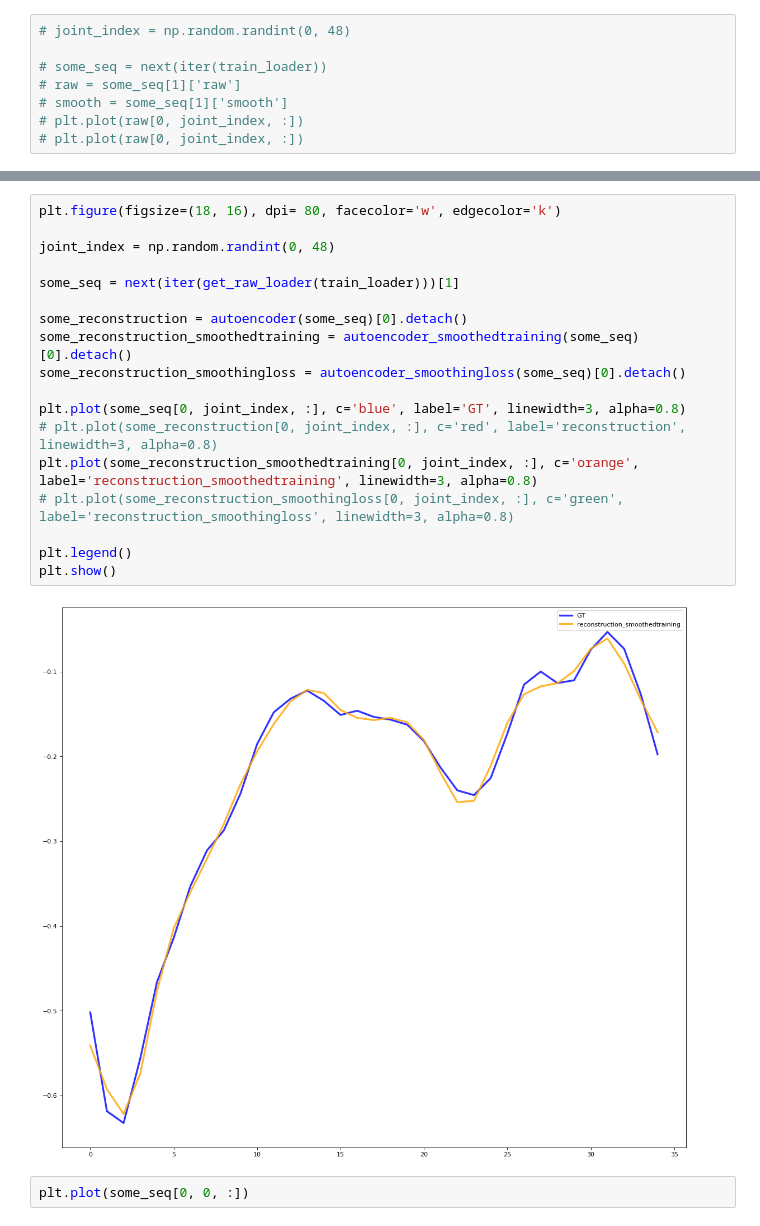
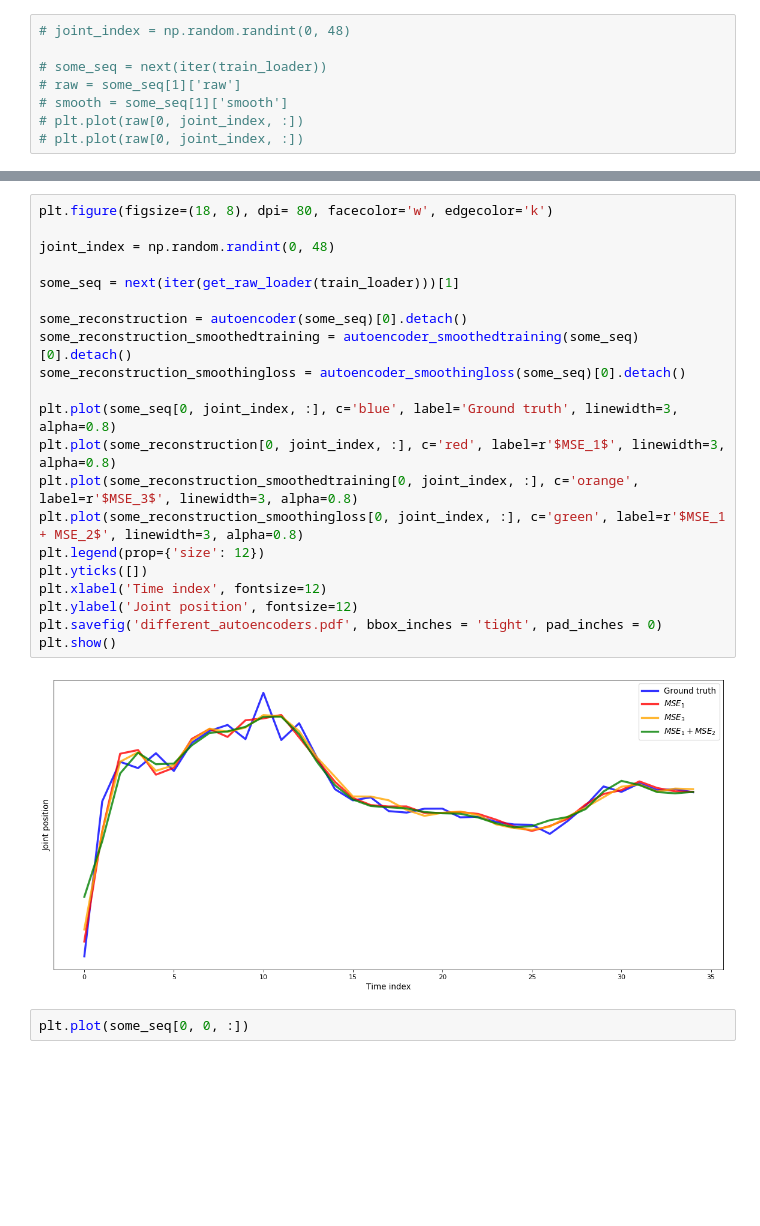
Before and after one commit to tileb1/LearnTrajDep, a Jupyter notebook: Untitled.ipynb, the cells around one changed output, grey strips where cells are left out. Saved outputs shown, nothing was run; the diff lists cells and outputs as text; blank space fills up the shorter version.

Commit message:
make plot

```diff
--- a/Untitled.ipynb
+++ b/Untitled.ipynb
@@ -68,23 +55,26 @@ plt.show()
 # %%
-plt.figure(figsize=(18, 16), dpi= 80, facecolor='w', edgecolor='k')
+plt.figure(figsize=(18, 8), dpi= 80, facecolor='w', edgecolor='k')
 
 joint_index = np.random.randint(0, 48)
 
 some_seq = next(iter(get_raw_loader(train_loader)))[1]
 
 some_reconstruction = autoencoder(some_seq)[0].detach()
 some_reconstruction_smoothedtraining = autoencoder_smoothedtraining(some_seq)[0].detach()
 some_reconstruction_smoothingloss = autoencoder_smoothingloss(some_seq)[0].detach()
 
-plt.plot(some_seq[0, joint_index, :], c='blue', label='GT', linewidth=3, alpha=0.8)
-# plt.plot(some_reconstruction[0, joint_index, :], c='red', label='reconstruction', linewidth=3, alpha=0.8)
-plt.plot(some_reconstruction_smoothedtraining[0, joint_index, :], c='orange', label='reconstruction_smoothedtraining', linewidth=3, alpha=0.8)
-# plt.plot(some_reconstruction_smoothingloss[0, joint_index, :], c='green', label='reconstruction_smoothingloss', linewidth=3, alpha=0.8)
-
-plt.legend()
+plt.plot(some_seq[0, joint_index, :], c='blue', label='Ground truth', linewidth=3, alpha=0.8)
+plt.plot(some_reconstruction[0, joint_index, :], c='red', label=r'$MSE_1$', linewidth=3, alpha=0.8)
+plt.plot(some_reconstruction_smoothedtraining[0, joint_index, :], c='orange', label=r'$MSE_3$', linewidth=3, alpha=0.8)
+plt.plot(some_reconstruction_smoothingloss[0, joint_index, :], c='green', label=r'$MSE_1 + MSE_2$', linewidth=3, alpha=0.8)
+plt.legend(prop={'size': 12})
+plt.yticks([])
+plt.xlabel('Time index', fontsize=12)
+plt.ylabel('Joint position', fontsize=12)
+plt.savefig('different_autoencoders.pdf', bbox_inches = 'tight', pad_inches = 0)
 plt.show()
 # %% [output]
-[figure, old version]
+[figure, new version]
 # %%
 plt.plot(some_seq[0, 0, :])
 # %% [output]
```
Also changed, not shown: parts of 2 cells of this notebook, 2 other files.
